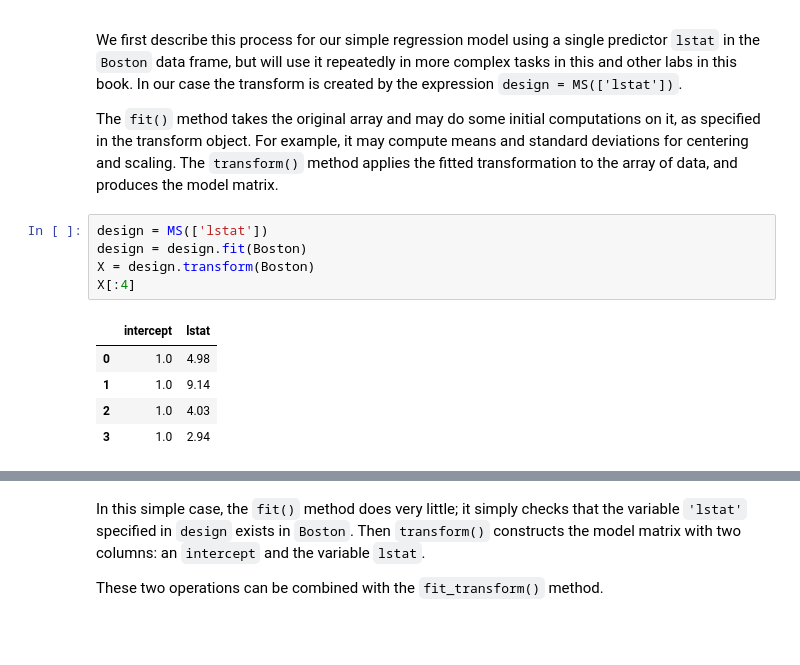
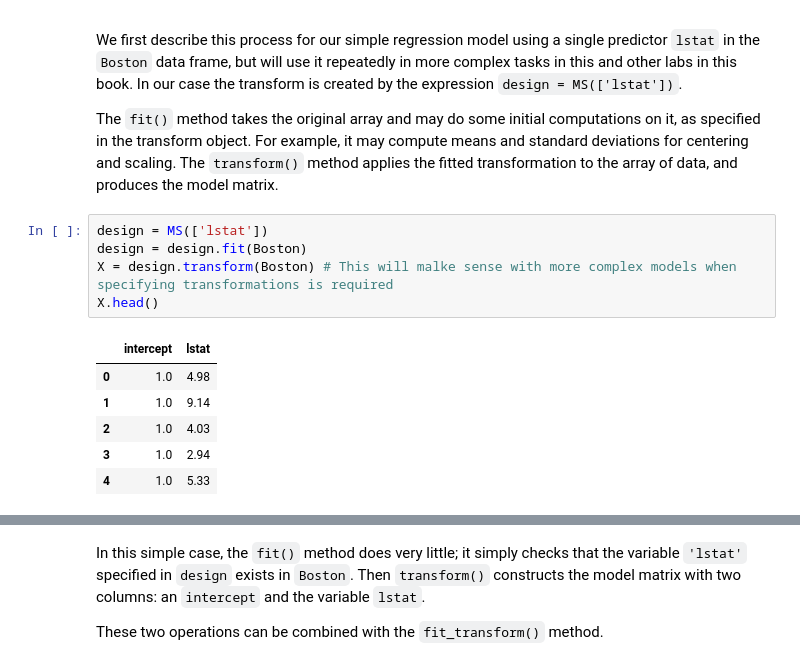
Before and after one commit to martinsdata/ISLP_labs, a Jupyter notebook: Ch03-linreg-lab.ipynb, the cells around one changed output, grey strips where cells are left out. Saved outputs shown, nothing was run; the diff lists cells and outputs as text; blank space fills up the shorter version.

```diff
--- a/Ch03-linreg-lab.ipynb
+++ b/Ch03-linreg-lab.ipynb
@@ -231,11 +242,12 @@ method applies the fitted transformation to the array of data, and produces the
 # %%
 design = MS(['lstat'])
 design = design.fit(Boston)
-X = design.transform(Boston)
-X[:4]
+X = design.transform(Boston) # This will malke sense with more complex models when specifying transformations is required
+X.head()
 # %% [output]
 |  | intercept | lstat |
 | 0 | 1.0 | 4.98 |
 | 1 | 1.0 | 9.14 |
 | 2 | 1.0 | 4.03 |
 | 3 | 1.0 | 2.94 |
+| 4 | 1.0 | 5.33 |
```
Also changed, not shown: parts of 24 cells of this notebook, 2 other files.
